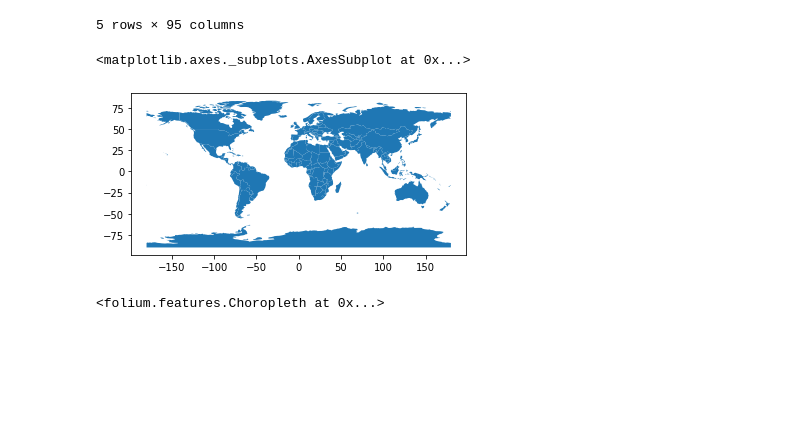
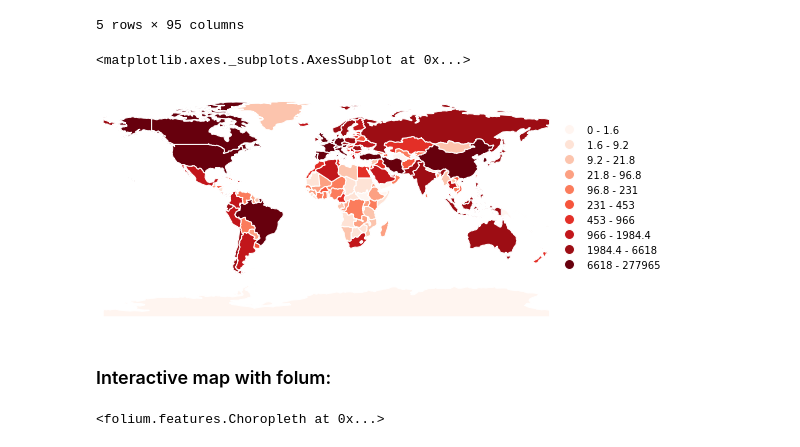
Before and after one commit to covid19db/data-archive, a Jupyter notebook: jupyter-examples/covid19db-confirmed-map.ipynb, the cells around one changed output. Drawn from its saved outputs; the diff is of its cells as text; code cells hidden in the pictures; blank space fills up the shorter version.

```diff
--- a/jupyter-examples/covid19db-confirmed-map.ipynb
+++ b/jupyter-examples/covid19db-confirmed-map.ipynb
@@ -53,11 +53,33 @@ df.head()
 | 3 | Admin-0 country | 1 | 2 | Canada | CAN | 0 | 2 | Sovereign country | Canada | CAN | ... |
 | 4 | Admin-0 country | 1 | 2 | United States of America | US1 | 1 | 2 | Country | United States of America | USA | ... |
 5 rows × 95 columns
-# %%
-df.plot()
-# %% [output]
-<matplotlib.axes._subplots.AxesSubplot at 0x...>
-[figure, removed]
+# %%
+covid19_geo_data = df.merge(
+    covid19_data[['countrycode','confirmed']],
+    how = 'left', left_on = 'ADM0_A3', right_on = 'countrycode'
+)
+covid19_geo_data.fillna({'confirmed':0}, inplace=True)
+# %%
+import geoplot as gplt
+import geoplot.crs as gcrs
+import mapclassify as mc
+
+schema = mc.Quantiles(covid19_geo_data['confirmed'], k=10)
+gplt.choropleth(
+    covid19_geo_data,
+    hue='confirmed',
+    edgecolor='white',
+    linewidth=1,
+    cmap='Reds',
+    scheme=schema,
+    legend=True,
+    legend_kwargs={'bbox_to_anchor': (1, 0.9), 'frameon': False},
+)
+# %% [output]
+<matplotlib.axes._subplots.AxesSubplot at 0x...>
+[figure, added]
+# %% [markdown]
+### Interactive map with folum:
 # %%
 import folium
 import numpy as np
```
Also changed, not shown: parts of 1 cell of this notebook, 2 other files.
